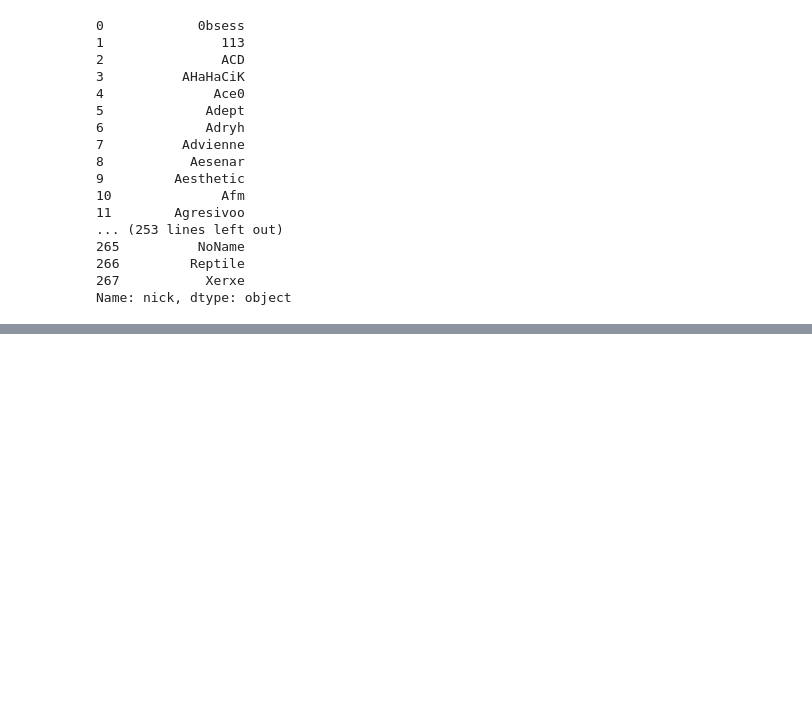
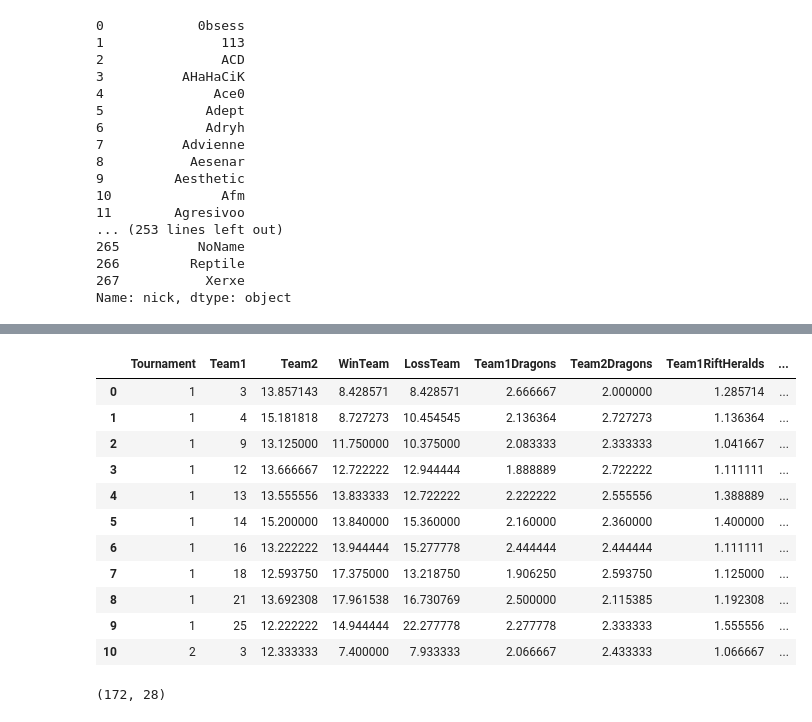
Before and after one commit to Linxx333/MrLinx-Data-ETL, a Jupyter notebook: src/main.ipynb, the cells around one changed output, grey strips where cells are left out. Saved outputs shown, nothing was run; the diff lists cells and outputs as text; code cells hidden in the pictures; blank space fills up the shorter version.

```diff
--- a/src/main.ipynb
+++ b/src/main.ipynb
@@ -1323,0 +1321,26 @@ array([  2,   4,   5,   3,   6,   7,   8,   9,  10,  11,  12,  13,  14,
+# %%
+games_teams['Winned'] = 0
+for i in range(len(games_teams['Winned'])):
+        if games_teams['Team1'][i] == games_teams['WinTeam'][i]:
+            games_teams['Winned'][i] = 1
+# %%
+hist_teams = games_teams.groupby(['Tournament','Team1']).mean()
+# %%
+hist_teams = hist_teams.reset_index()
+# %%
+hist_teams['Playoffs'] = 2
+# %%
+hist_teams.head(11)
+# %% [output]
+|  | Tournament | Team1 | Team2 | WinTeam | LossTeam | Team1Dragons | Team2Dragons | Team1RiftHeralds | ... |
+| 0 | 1 | 3 | 13.857143 | 8.428571 | 8.428571 | 2.666667 | 2.000000 | 1.285714 | ... |
+| 1 | 1 | 4 | 15.181818 | 8.727273 | 10.454545 | 2.136364 | 2.727273 | 1.136364 | ... |
+| 2 | 1 | 9 | 13.125000 | 11.750000 | 10.375000 | 2.083333 | 2.333333 | 1.041667 | ... |
+| 3 | 1 | 12 | 13.666667 | 12.722222 | 12.944444 | 1.888889 | 2.722222 | 1.111111 | ... |
+| 4 | 1 | 13 | 13.555556 | 13.833333 | 12.722222 | 2.222222 | 2.555556 | 1.388889 | ... |
+| 5 | 1 | 14 | 15.200000 | 13.840000 | 15.360000 | 2.160000 | 2.360000 | 1.400000 | ... |
+| 6 | 1 | 16 | 13.222222 | 13.944444 | 15.277778 | 2.444444 | 2.444444 | 1.111111 | ... |
+| 7 | 1 | 18 | 12.593750 | 17.375000 | 13.218750 | 1.906250 | 2.593750 | 1.125000 | ... |
+| 8 | 1 | 21 | 13.692308 | 17.961538 | 16.730769 | 2.500000 | 2.115385 | 1.192308 | ... |
+| 9 | 1 | 25 | 12.222222 | 14.944444 | 22.277778 | 2.277778 | 2.333333 | 1.555556 | ... |
+| 10 | 2 | 3 | 12.333333 | 7.400000 | 7.933333 | 2.066667 | 2.433333 | 1.066667 | ... |
@@ -1323,0 +1358,4 @@ array([  2,   4,   5,   3,   6,   7,   8,   9,  10,  11,  12,  13,  14,
+# %%
+hist_teams_temp.shape
+# %% [output]
+(172, 28)
```
Also changed, not shown: parts of 34 cells of this notebook, 4 other files.
